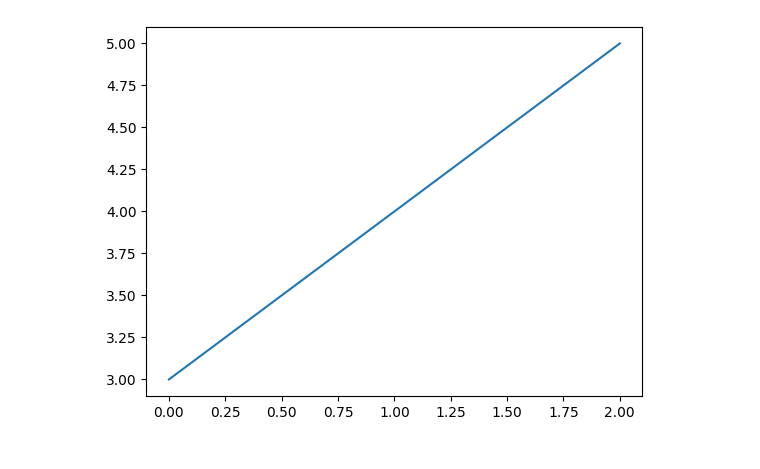
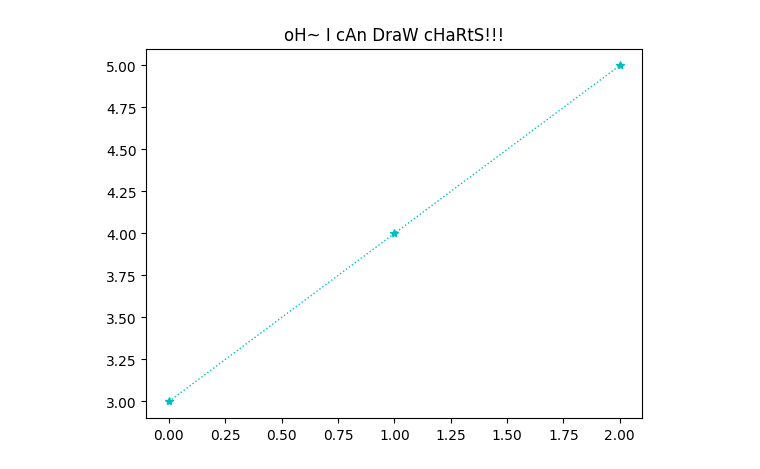
Before and after one commit to Eraylee27/2025_06_30, a Jupyter notebook: lesson13/lesson13_3.ipynb, the cells around one changed output. Drawn from its saved outputs; the diff is of its cells as text; code cells hidden in the pictures.

```diff
--- a/lesson13/lesson13_3.ipynb
+++ b/lesson13/lesson13_3.ipynb
@@ -1,20 +1,21 @@
 # %%
 #標準寫法
 import matplotlib.pyplot as plt
 from matplotlib.figure import Figure
 
 # 1.製作figure
 fig:Figure = plt.figure()
 
 # 2.在1.的figure上製作一個axes
 ax_1 = fig.add_subplot(1, 1, 1)
+ax_1.set_title("oH~ I cAn DraW cHaRtS!!!")
 
 # 3.將圖的數據儲存在axes中
 X = [0, 1, 2]
 Y = [3, 4, 5]
-ax_1.plot(X, Y)
+ax_1.plot(X, Y, color="c", marker="*", linestyle=":", linewidth=1)
 
 # 4.顯示圖
 plt.show()
 # %% [output]
-[figure, old version]
+[figure, new version]
```
Also changed, not shown: parts of 1 cell of this notebook.
